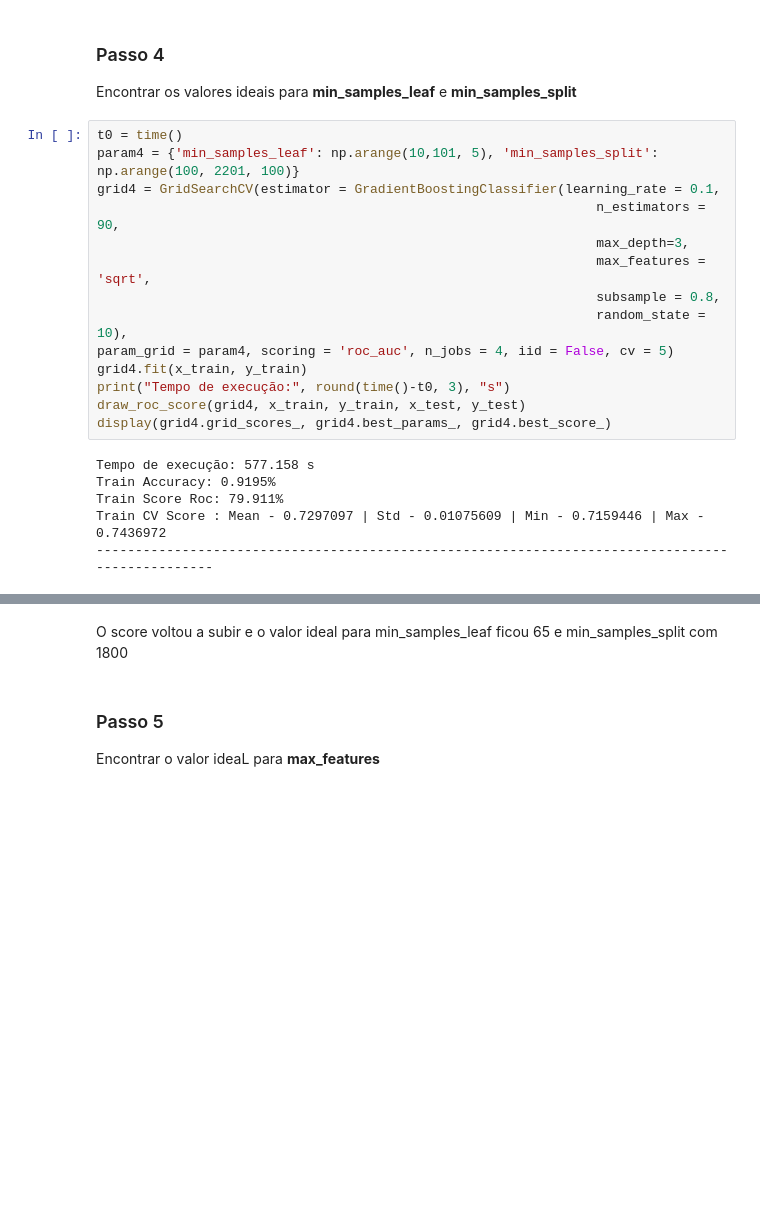
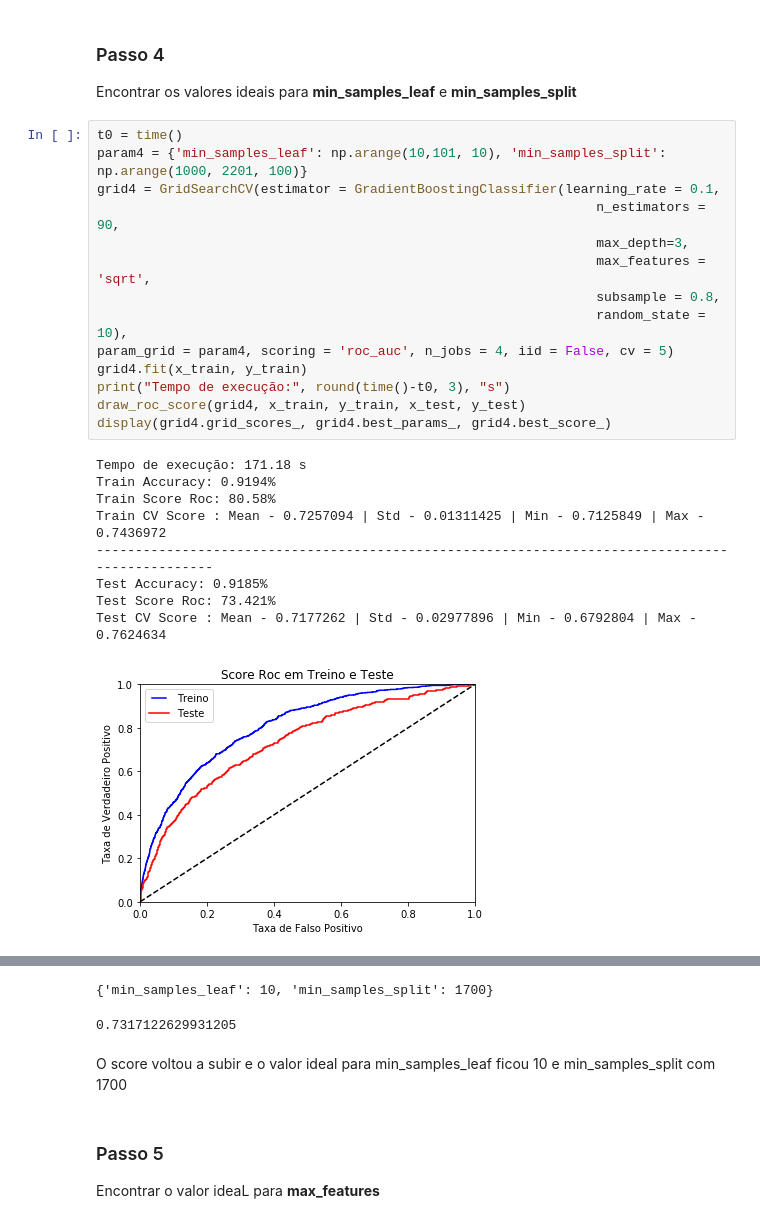
Before and after one commit to vyniciuss/NDG_ml_Home_Credit, a Jupyter notebook: Home_Credit_MS.ipynb, the cells around one changed output, grey strips where cells are left out. Drawn from its saved outputs; the diff is of its cells as text; blank space fills up the shorter version.

```diff
--- a/Home_Credit_MS.ipynb
+++ b/Home_Credit_MS.ipynb
@@ -285,21 +285,25 @@ O valor ideal para min_samples_leaf foi 35, mas como a pontuação reduziu, irei
 Encontrar os valores ideais para **min_samples_leaf** e **min_samples_split**
 # %%
 t0 = time()
-param4 = {'min_samples_leaf': np.arange(10,101, 5), 'min_samples_split': np.arange(100, 2201, 100)}
+param4 = {'min_samples_leaf': np.arange(10,101, 10), 'min_samples_split': np.arange(1000, 2201, 100)}
 grid4 = GridSearchCV(estimator = GradientBoostingClassifier(learning_rate = 0.1,
                                                                 n_estimators = 90,
                                                                 max_depth=3,
                                                                 max_features = 'sqrt',
                                                                 subsample = 0.8,
                                                                 random_state = 10),
 param_grid = param4, scoring = 'roc_auc', n_jobs = 4, iid = False, cv = 5)
 grid4.fit(x_train, y_train)
 print("Tempo de execução:", round(time()-t0, 3), "s")
 draw_roc_score(grid4, x_train, y_train, x_test, y_test)
 display(grid4.grid_scores_, grid4.best_params_, grid4.best_score_)
 # %% [output]
-Tempo de execução: 577.158 s
-Train Accuracy: 0.9195%
-Train Score Roc: 79.911%
-Train CV Score : Mean - 0.7297097 | Std - 0.01075609 | Min - 0.7159446 | Max - 0.7436972
+Tempo de execução: 171.18 s
+Train Accuracy: 0.9194%
+Train Score Roc: 80.58%
+Train CV Score : Mean - 0.7257094 | Std - 0.01311425 | Min - 0.7125849 | Max - 0.7436972
 ------------------------------------------------------------------------------------------------
+Test Accuracy: 0.9185%
+Test Score Roc: 73.421%
+Test CV Score : Mean - 0.7177262 | Std - 0.02977896 | Min - 0.6792804 | Max - 0.7624634
+[figure, added]
@@ -306,5 +327,7 @@ Train CV Score : Mean - 0.7297097 | Std - 0.01075609 | Min - 0.7159446 | Max - 0
+{'min_samples_leaf': 10, 'min_samples_split': 1700}
+0.7317122629931205
 # %% [markdown]
-O score voltou a subir e o valor ideal para min_samples_leaf ficou 65 e min_samples_split com 1800
+O score voltou a subir e o valor ideal para min_samples_leaf ficou 10 e min_samples_split com 1700
 # %% [markdown]
 ### Passo 5
 
```
Also changed, not shown: parts of 14 cells of this notebook.
